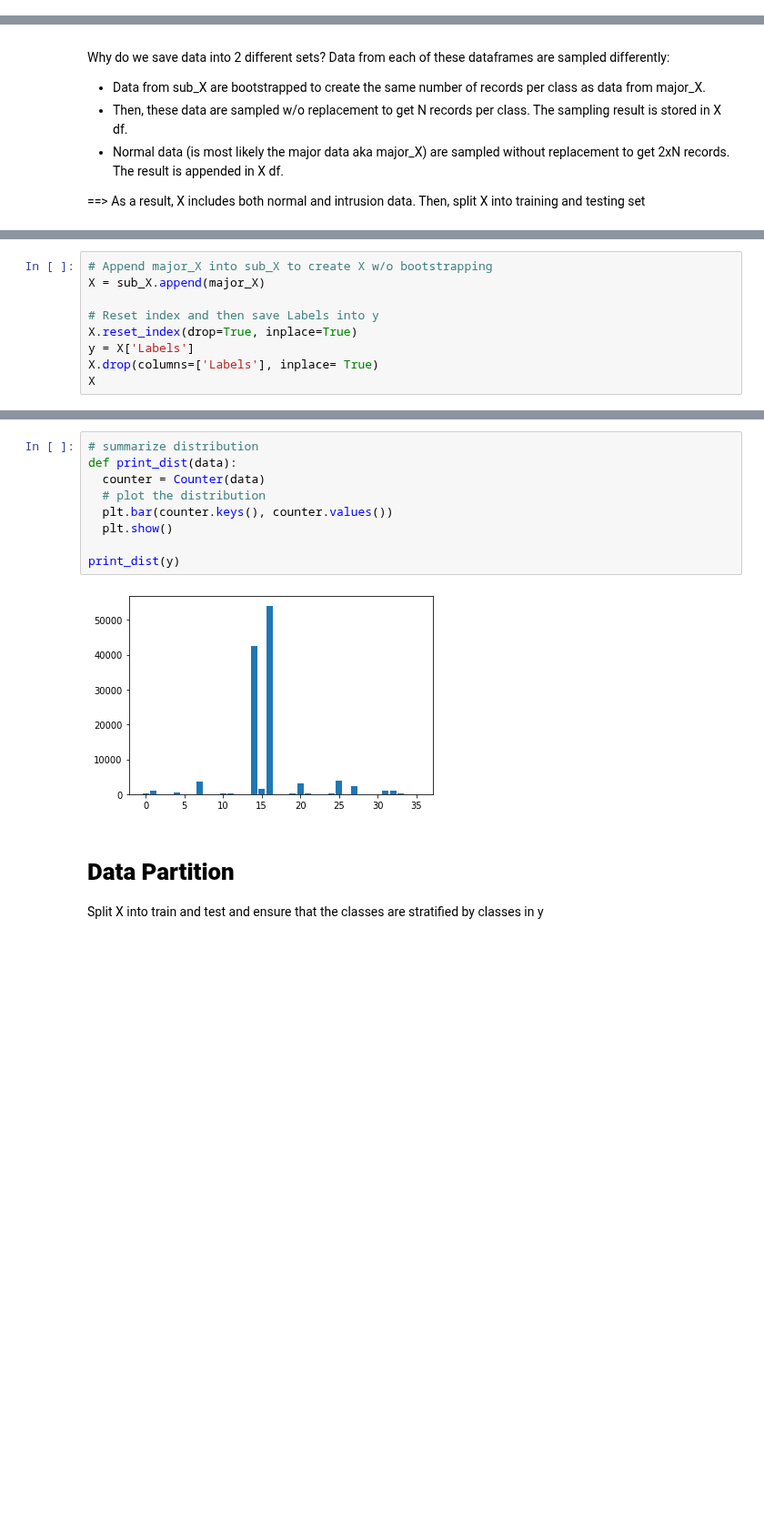
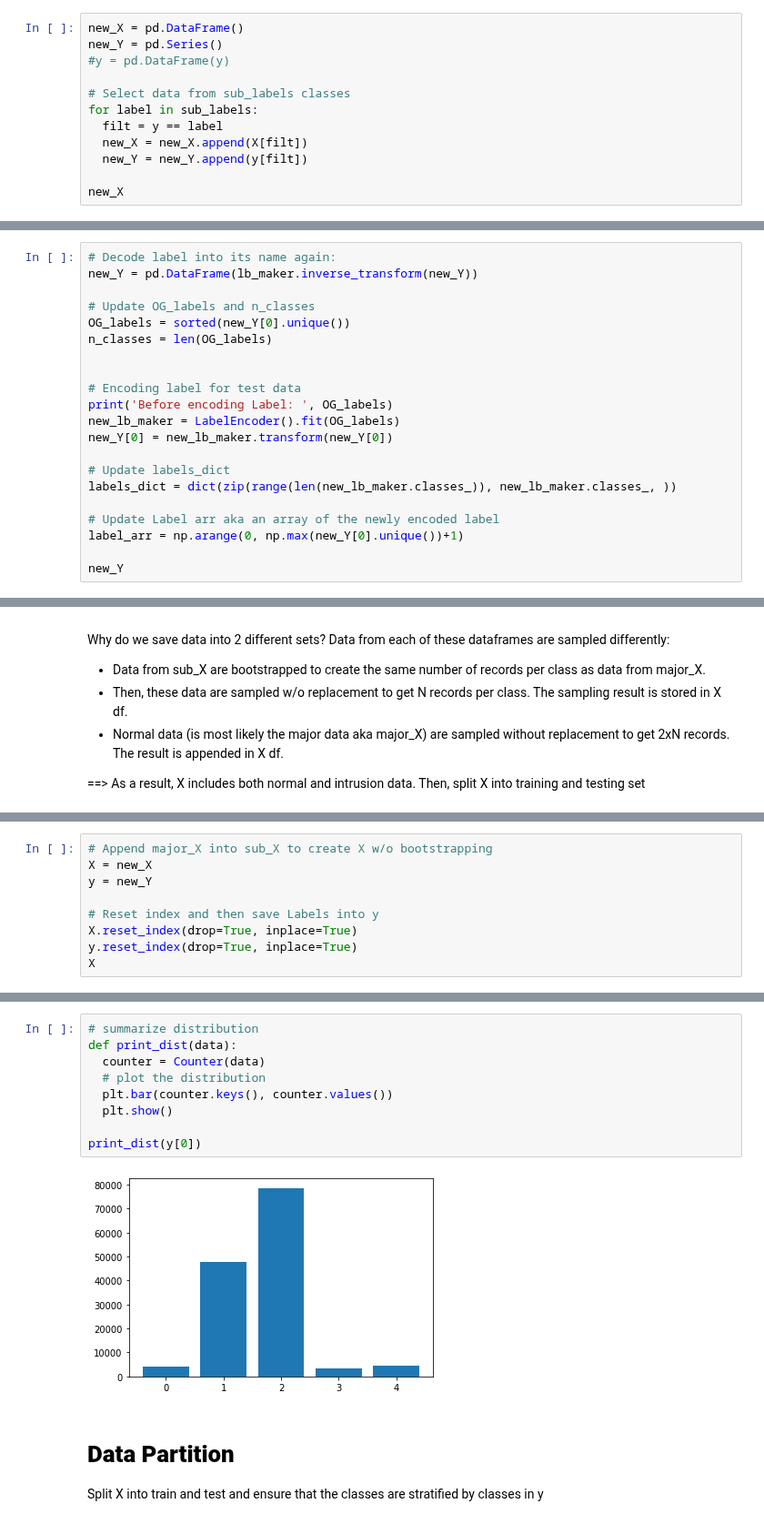
Before and after one commit to NganTran-0017/HIDS, a Jupyter notebook: NSL_KDD_multiclass.ipynb, the cells around one changed output, grey strips where cells are left out. Shown at 91% size. Cells and saved outputs as stored; diff of their text form; blank space fills up the shorter version.

```diff
--- a/NSL_KDD_multiclass.ipynb
+++ b/NSL_KDD_multiclass.ipynb
@@ -503,0 +544,12 @@ MAX CLASS 16 has 54083 cases
+# %%
+new_X = pd.DataFrame()
+new_Y = pd.Series()
+#y = pd.DataFrame(y)
+
+# Select data from sub_labels classes
+for label in sub_labels:
+  filt = y == label
+  new_X = new_X.append(X[filt])
+  new_Y = new_Y.append(y[filt])
+
+new_X
@@ -503,0 +585,21 @@ MAX CLASS 16 has 54083 cases
+# %%
+# Decode label into its name again:
+new_Y = pd.DataFrame(lb_maker.inverse_transform(new_Y))
+
+# Update OG_labels and n_classes
+OG_labels = sorted(new_Y[0].unique())
+n_classes = len(OG_labels)
+
+
+# Encoding label for test data
+print('Before encoding Label: ', OG_labels)
+new_lb_maker = LabelEncoder().fit(OG_labels)
+new_Y[0] = new_lb_maker.transform(new_Y[0])
+
+# Update labels_dict
+labels_dict = dict(zip(range(len(new_lb_maker.classes_)), new_lb_maker.classes_, ))
+
+# Update Label arr aka an array of the newly encoded label
+label_arr = np.arange(0, np.max(new_Y[0].unique())+1)
+
+new_Y
@@ -548,11 +661,11 @@ major_X
 # %%
 # Append major_X into sub_X to create X w/o bootstrapping
-X = sub_X.append(major_X)
+X = new_X
+y = new_Y
 
 # Reset index and then save Labels into y
 X.reset_index(drop=True, inplace=True)
-y = X['Labels']
-X.drop(columns=['Labels'], inplace= True)
+y.reset_index(drop=True, inplace=True)
 X
 # %% [output]
 |  | 0 | 1 | 2 | 3 | 4 | 5 | 6 | 7 | 8 | 9 | 10 | ... |
@@ -571,14 +700,14 @@ X
 # %%
 # summarize distribution
 def print_dist(data):
   counter = Counter(data)
   # plot the distribution
   plt.bar(counter.keys(), counter.values())
   plt.show()
 
-print_dist(y)
+print_dist(y[0])
 # %% [output]
-[figure, old version]
+[figure, new version]
 # %% [markdown]
 # **Data Partition**
 
```
Also changed, not shown: parts of 50 cells of this notebook.
